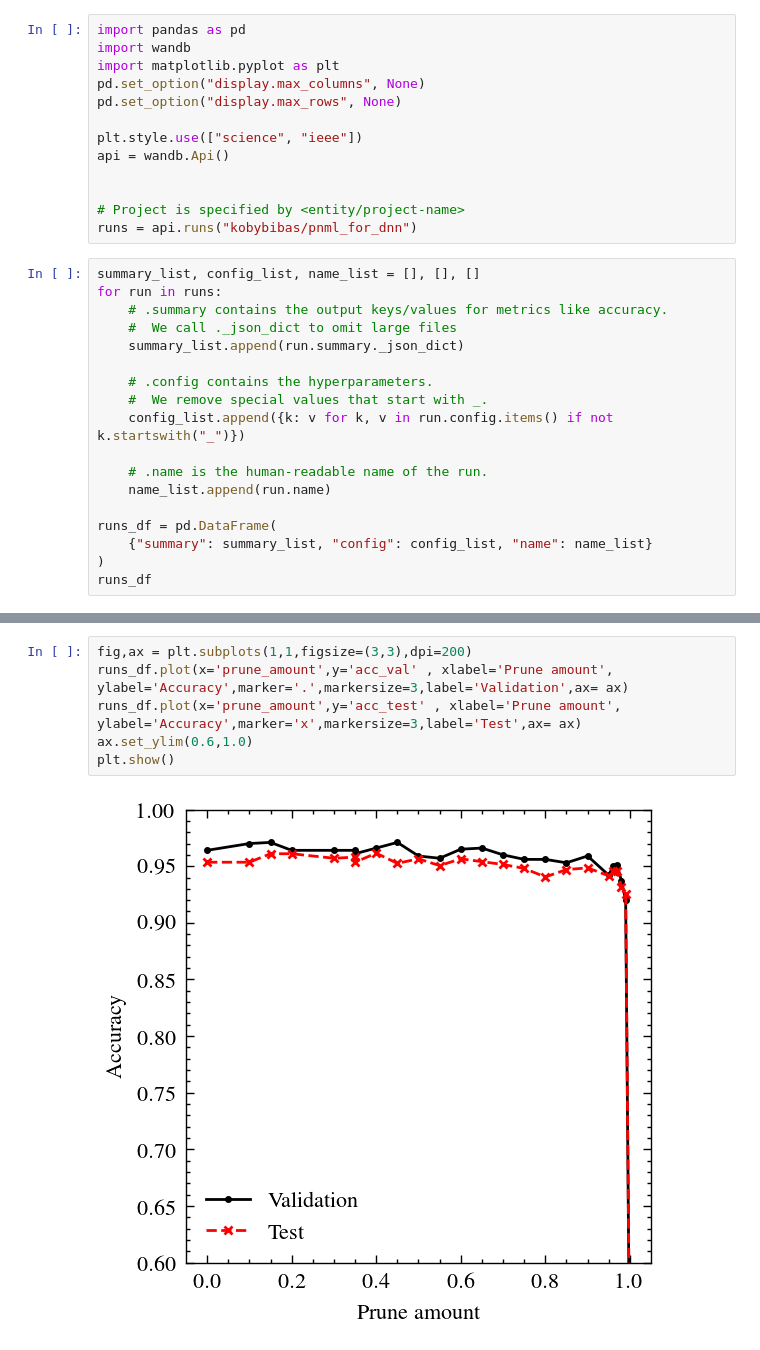
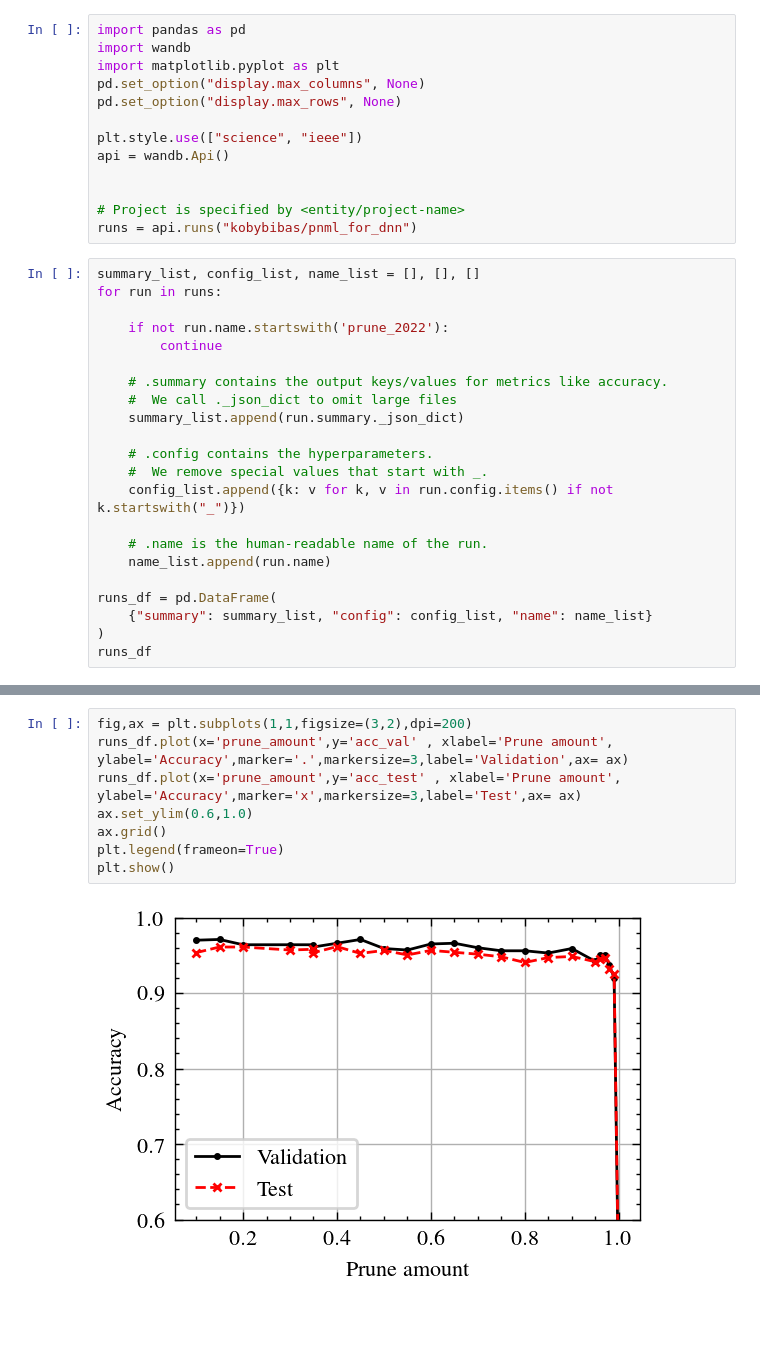
Before and after one commit to kobybibas/pnml_for_dnn, a Jupyter notebook: notebooks/prune_performance.ipynb, the cells around one changed output, grey strips where cells are left out. Drawn from its saved outputs; the diff is of its cells as text; blank space fills up the shorter version.

```diff
--- a/notebooks/prune_performance.ipynb
+++ b/notebooks/prune_performance.ipynb
@@ -14,6 +14,10 @@ runs = api.runs("kobybibas/pnml_for_dnn")
 # %%
 summary_list, config_list, name_list = [], [], []
 for run in runs:
+
+    if not run.name.startswith('prune_2022'):
+        continue
+
     # .summary contains the output keys/values for metrics like accuracy.
     #  We call ._json_dict to omit large files
     summary_list.append(run.summary._json_dict)
@@ -66,8 +68,10 @@ runs_df.head()
 # %%
-fig,ax = plt.subplots(1,1,figsize=(3,3),dpi=200)
+fig,ax = plt.subplots(1,1,figsize=(3,2),dpi=200)
 runs_df.plot(x='prune_amount',y='acc_val' , xlabel='Prune amount', ylabel='Accuracy',marker='.',markersize=3,label='Validation',ax= ax)
 runs_df.plot(x='prune_amount',y='acc_test' , xlabel='Prune amount', ylabel='Accuracy',marker='x',markersize=3,label='Test',ax= ax)
 ax.set_ylim(0.6,1.0)
+ax.grid()
+plt.legend(frameon=True)
 plt.show()
 # %% [output]
-[figure, old version]
+[figure, new version]
```
Also changed, not shown: parts of 3 cells of this notebook, 7 other files.
